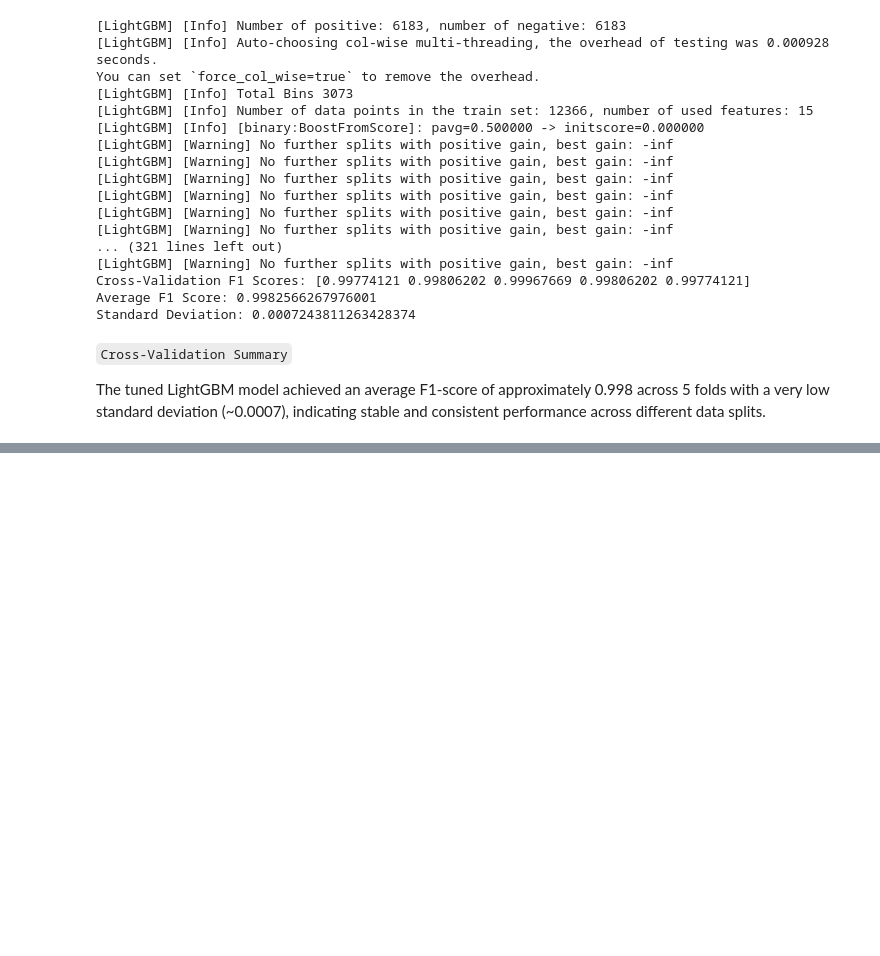
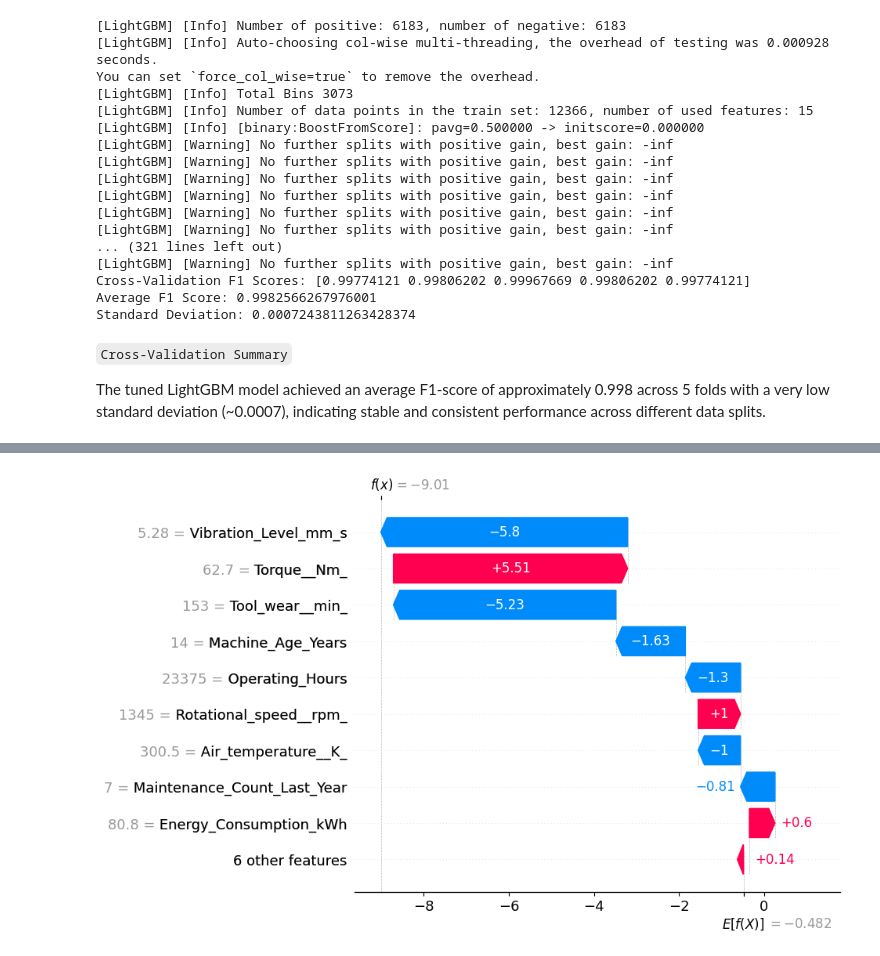
Before and after one commit to Raees-Kp/iot-predictive-maintenance, a Jupyter notebook: notebooks/eda.ipynb, the cells around one changed output, grey strips where cells are left out. Cells and saved outputs as stored; diff of their text form; code cells hidden in the pictures; blank space fills up the shorter version.

```diff
--- a/notebooks/eda.ipynb
+++ b/notebooks/eda.ipynb
@@ -527,0 +546,11 @@ The tuned LightGBM model achieved an average F1-score of approximately 0.998 acr
+# %%
+shap.plots.waterfall(
+    shap.Explanation(
+        values=shap_values[0],
+        base_values=explainer.expected_value,
+        data=X_test.iloc[0],
+        feature_names=X_test.columns
+    )
+)
+# %% [output]
+[figure, added]
```
Also changed, not shown: parts of 9 cells of this notebook, 1 other file.
